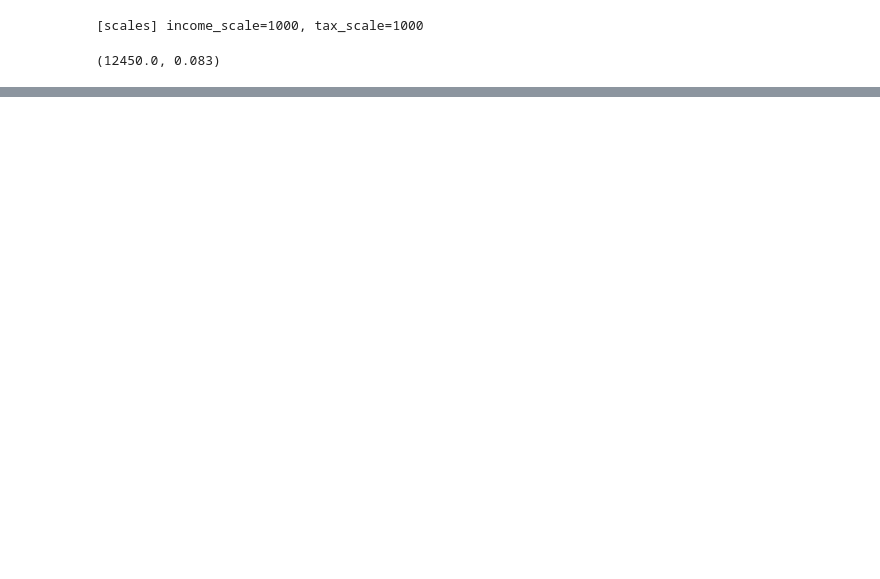
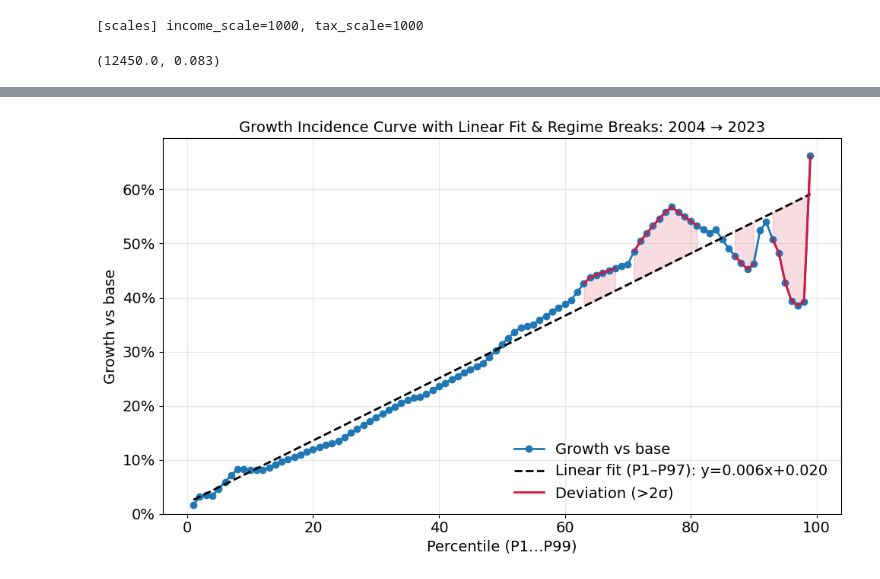
Before and after one commit to lukasvoss/sg_income_data_analysis, a Jupyter notebook: sg_income_distribution.ipynb, the cells around one changed output, grey strips where cells are left out. Saved outputs shown, nothing was run; the diff lists cells and outputs as text; code cells hidden in the pictures; blank space fills up the shorter version.

Commit message:
Create a beautified Growth Incident Curve (GIC) for my personal website
* Linear fit and identify regime breaks of that fit

```diff
--- a/sg_income_distribution.ipynb
+++ b/sg_income_distribution.ipynb
@@ -1184,0 +1221,75 @@ tax_burden_sgd, effective_tax_rate
+# %%
+# --- 1) Prep data from your existing 'gic' DataFrame ---
+# gic columns: 'percentile' in [0,1], 'growth' in fractional units
+x = (gic["percentile"].to_numpy(dtype=float) * 100.0)  # 1..99
+y = gic["growth"].to_numpy(dtype=float)
+
+# --- 2) Fit a linear trend on the bulk (exclude extreme tail for robustness) ---
+fit_mask = (x >= 1) & (x <= 97)  # avoid the very top-end jump while fitting
+coef = np.polyfit(x[fit_mask], y[fit_mask], deg=1)     # slope, intercept
+y_hat = np.polyval(coef, x)
+
+# --- 3) Detect break regime(s): residuals that exceed a robust 2σ threshold ---
+resid = y - y_hat
+
+# robust sigma via MAD on the inliers used for fitting
+mad = np.median(np.abs(resid[fit_mask] - np.median(resid[fit_mask])))
+sigma = 1.4826 * mad if mad > 0 else np.std(resid[fit_mask], ddof=1)
+thr = 2.0 * sigma
+
+dev_mask = np.abs(resid) > thr
+
+# group consecutive True values into segments (and require >= 2 points)
+segments = []
+i = 0
+while i < len(x):
+    if dev_mask[i]:
+        j = i
+        while j + 1 < len(x) and dev_mask[j + 1]:
+            j += 1
+        if (j - i + 1) >= 2:
+            segments.append((i, j))
+        i = j + 1
+    else:
+        i += 1
+
+# Report detected break ranges (in percentiles)
+if segments:
+    print("Detected deviation segments (> 2σ):")
+    for (i, j) in segments:
+        print(f"  P{int(round(x[i]))}–P{int(round(x[j]))}  "
+              f"(mean residual = {resid[i:j+1].mean():+.3f})")
+else:
+    print("No deviation segment exceeded the 2σ threshold.")
+
+# --- 4) Plot: curve, fitted line, and highlight deviation segments ---
+plt.figure(figsize=(10, 6))
+plt.plot(x, y, marker='o', linewidth=2, label="Growth vs base")              # curve
+plt.plot(x, y_hat, 'k--', linewidth=2, label=f"Linear fit (P1–P97): y={coef[0]:.3f}x+{coef[1]:.3f}")
+
+# highlight segments
+first = True
+for (i, j) in segments:
+    # segment line in red
+    plt.plot(x[i:j+1], y[i:j+1], color='crimson', linewidth=2,
+             label="Deviation (>2σ)" if first else None)
+    # light shading behind the segment
+    plt.fill_between(x[i:j+1], y[i:j+1], y_hat[i:j+1], color='crimson', alpha=0.15)
+    first = False
+fontsize = 14
+plt.title(f"Growth Incidence Curve with Linear Fit & Regime Breaks: {years_all[0]} → {years_all[-1]}", fontsize=fontsize)
+plt.xlabel("Percentile (P1…P99)", fontsize=fontsize)
+plt.ylabel("Growth vs base", fontsize=fontsize)
+plt.gca().yaxis.set_major_formatter(plt.FuncFormatter(lambda v, _: f"{v:.0%}"))
+plt.ylim(bottom=0)
+plt.grid(True, alpha=0.3)
+plt.legend(loc="lower right", fontsize=fontsize, frameon=False)
+plt.xticks(fontsize=fontsize)
+plt.yticks(fontsize=fontsize)
+
+# Optional: save for web
+plt.tight_layout()
+plt.savefig("sg_gic_with_fit_breaks.png", dpi=200)
+plt.savefig("sg_gic_with_fit_breaks.pdf")
+plt.show()
+# %% [output]
@@ -1184,0 +1301 @@ tax_burden_sgd, effective_tax_rate
+[figure, added]
```
Also changed, not shown: parts of 4 cells of this notebook, 2 other files.
